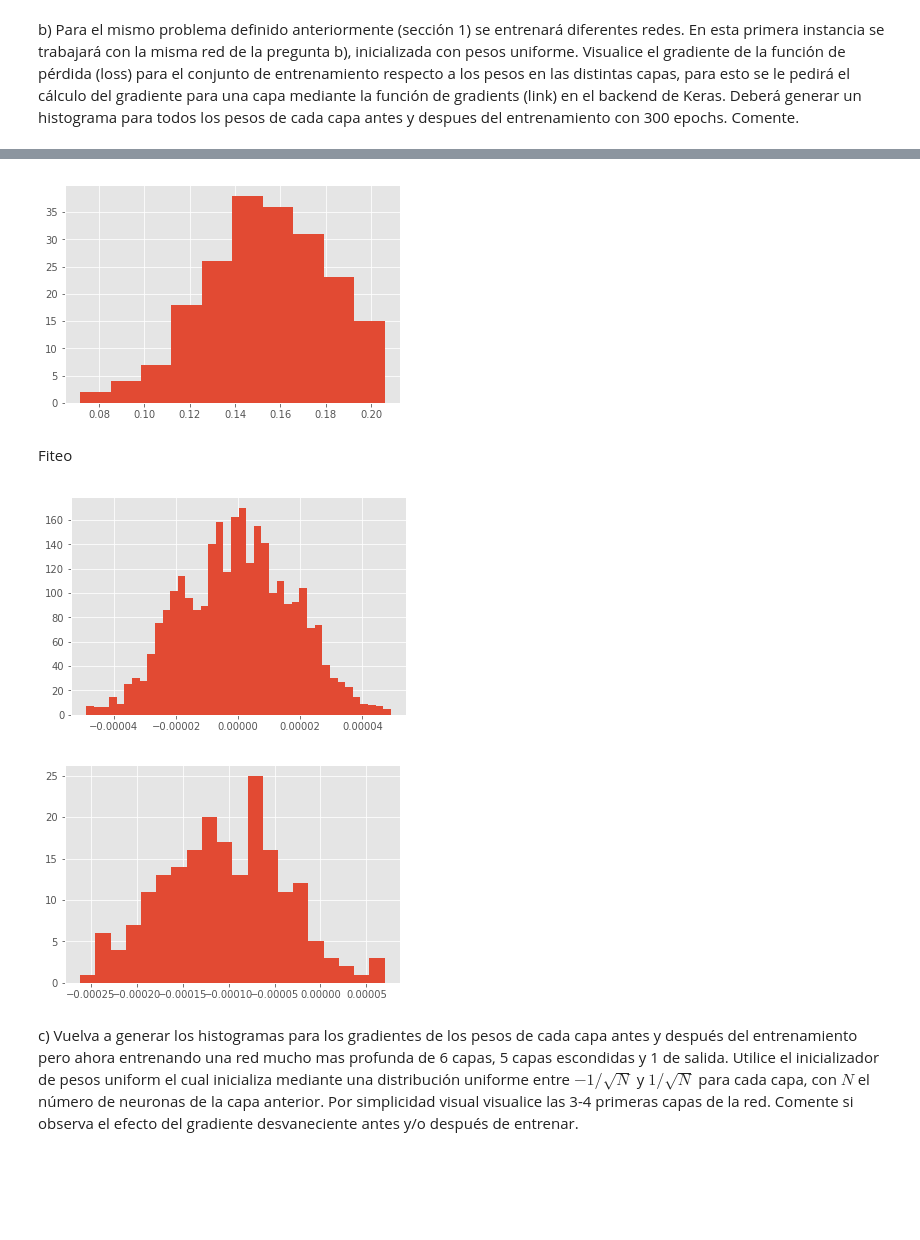
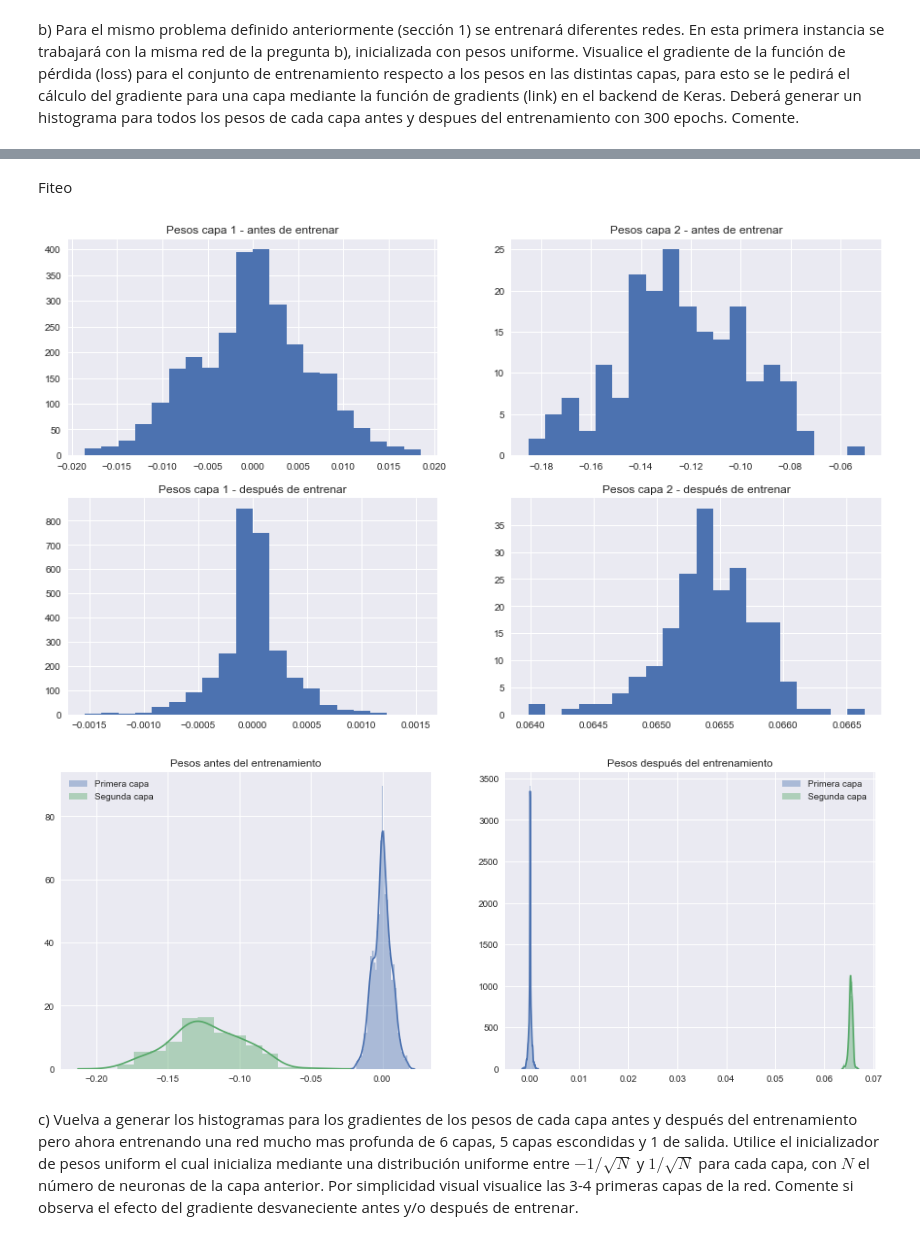
Before and after one commit to MrSutra/NeuralNetworks-1, a Jupyter notebook: Pregunta 2.ipynb, the cells around one changed output, grey strips where cells are left out. Saved outputs shown, nothing was run; the diff lists cells and outputs as text; code cells hidden in the pictures; blank space fills up the shorter version.

```diff
--- a/Pregunta 2.ipynb
+++ b/Pregunta 2.ipynb
@@ -51,11 +39,13 @@ import tensorflow as tf
 import keras
 from keras import backend as K
 import matplotlib.pyplot as plt
-plt.style.use('ggplot')
+#plt.style.use('seaborn-pastel')
 %matplotlib inline
 from keras.models import Sequential
 from keras.layers.core import Dense, Activation
 from keras.optimizers import SGD
+import seaborn as sns
+sns.set(color_codes=True)
 # %%
 model = Sequential()
 model.add(Dense(200, input_dim=i_dim, kernel_initializer='uniform',activation='sigmoid'))
@@ -71,3 +61,6 @@ gradients = K.gradients(loss, listOfVariableTensors)
 sess = K.get_session()
 evaluated_gradients = sess.run(gradients,feed_dict={model.input:X_train_scaled})
 evaluated_gradients = [gradient/len(y_train) for gradient in evaluated_gradients]
+
+w_first_layer = evaluated_gradients[0].flatten()
+w_second_layer = evaluated_gradients[2].flatten()
@@ -86,12 +69,7 @@ plt.show()
-# %%
-plt.hist(evaluated_gradients[2])
-plt.show()
-# %% [output]
-[figure, removed]
 # %% [markdown]
 Fiteo
 # %%
-model.fit(X_train_scaled, y_train, epochs=300, verbose=0, validation_data=(X_test_scaled, y_test))
+hist_b = model.fit(X_train_scaled, y_train, epochs=300, verbose=0, validation_data=(X_test_scaled, y_test))
 ###calculate gradients
 loss = keras.losses.mean_squared_error(model.output,y_train)
 listOfVariableTensors = model.trainable_weights
@@ -100,16 +78,45 @@ gradients = K.gradients(loss, listOfVariableTensors)
 sess = K.get_session()
 evaluated_gradients = sess.run(gradients,feed_dict={model.input:X_train_scaled})
 evaluated_gradients = [gradient/len(y_train) for gradient in evaluated_gradients]
+
+w_after_fl = evaluated_gradients[0].flatten()
+w_after_sl = evaluated_gradients[2].flatten()
-# %%
-plt.hist(evaluated_gradients_out[0].flatten(),40)
-#plt.xla
-plt.show()
-# %% [output]
-[figure, removed]
-# %%
-plt.hist(evaluated_gradients_out[2],20)
-plt.show()
-# %% [output]
-[figure, removed]
+# %%
+plt.figure(figsize=(15,9))
+plt.subplot(221)
+plt.hist(w_first_layer,20)
+plt.title("Pesos capa 1 - antes de entrenar")
+
+plt.subplot(222)
+plt.hist(w_second_layer,20)
+plt.title("Pesos capa 2 - antes de entrenar")
+
+plt.subplot(223)
+plt.hist(w_after_fl,20)
+plt.title("Pesos capa 1 - después de entrenar")
+
+plt.subplot(224)
+plt.hist(w_after_sl,20)
+plt.title("Pesos capa 2 - después de entrenar")
+plt.show()
+
+#
+plt.figure(figsize=(16,6))
+plt.subplot(121)
+#plt.hist(w_first_layer,20)
+sns.distplot(w_first_layer, label='Primera capa');
+sns.distplot(w_second_layer, label='Segunda capa');
+plt.title('Pesos antes del entrenamiento')
+plt.legend()
+
+plt.subplot(122)
+sns.distplot(w_after_fl, label='Primera capa');
+sns.distplot(w_after_sl, label='Segunda capa');
+plt.title('Pesos después del entrenamiento')
+plt.legend()
+plt.show()
+# %% [output]
+[figure, added]
+[figure, added]
 # %% [markdown]
 c) Vuelva a generar los histogramas para los gradientes de los pesos de cada capa antes y después del entrenamiento pero ahora entrenando una red mucho mas profunda de 6 capas, 5 capas escondidas y 1 de salida. Utilice el inicializador de pesos uniform el cual inicializa mediante una distribución uniforme entre $-1/\sqrt{N}$ y $1/\sqrt{N}$ para cada capa, con $N$ el número de neuronas de la capa anterior. Por simplicidad visual visualice las 3-4 primeras capas de la red. Comente si observa el efecto del gradiente desvaneciente antes y/o después de entrenar.
```
Also changed, not shown: parts of 36 cells of this notebook.
